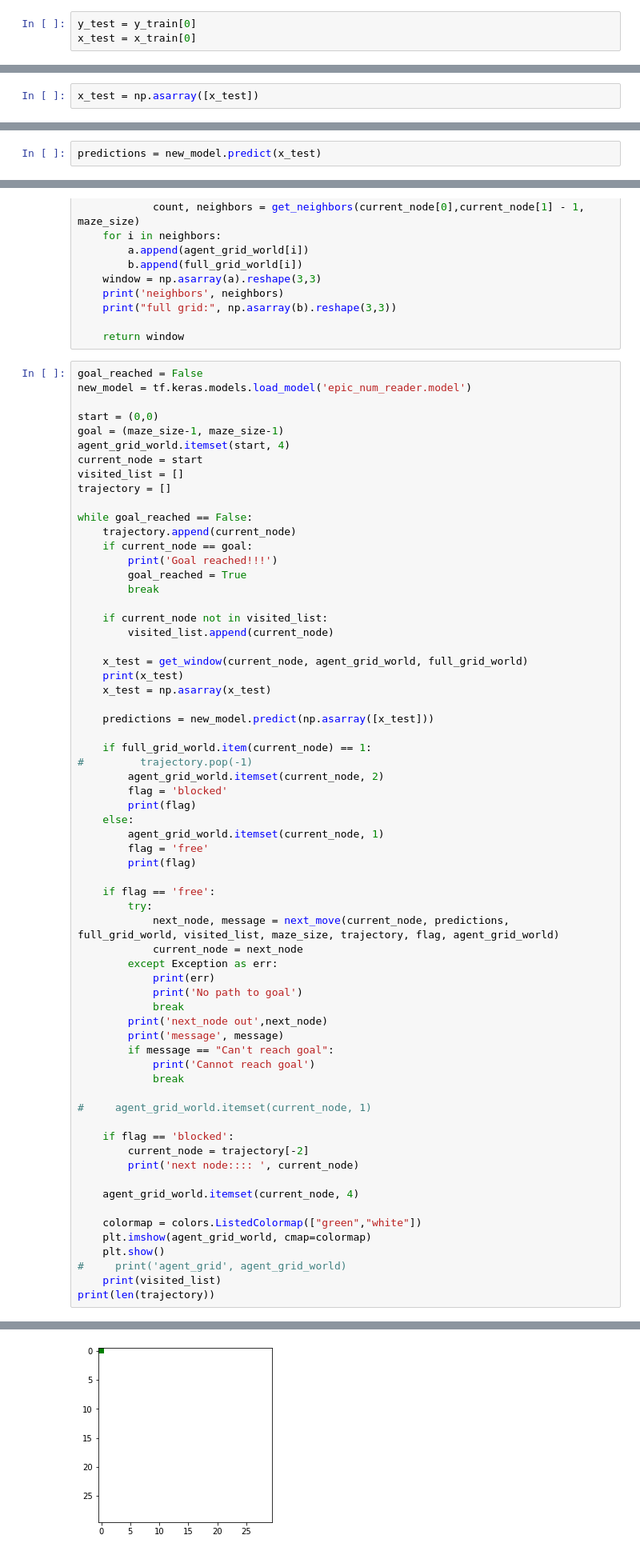
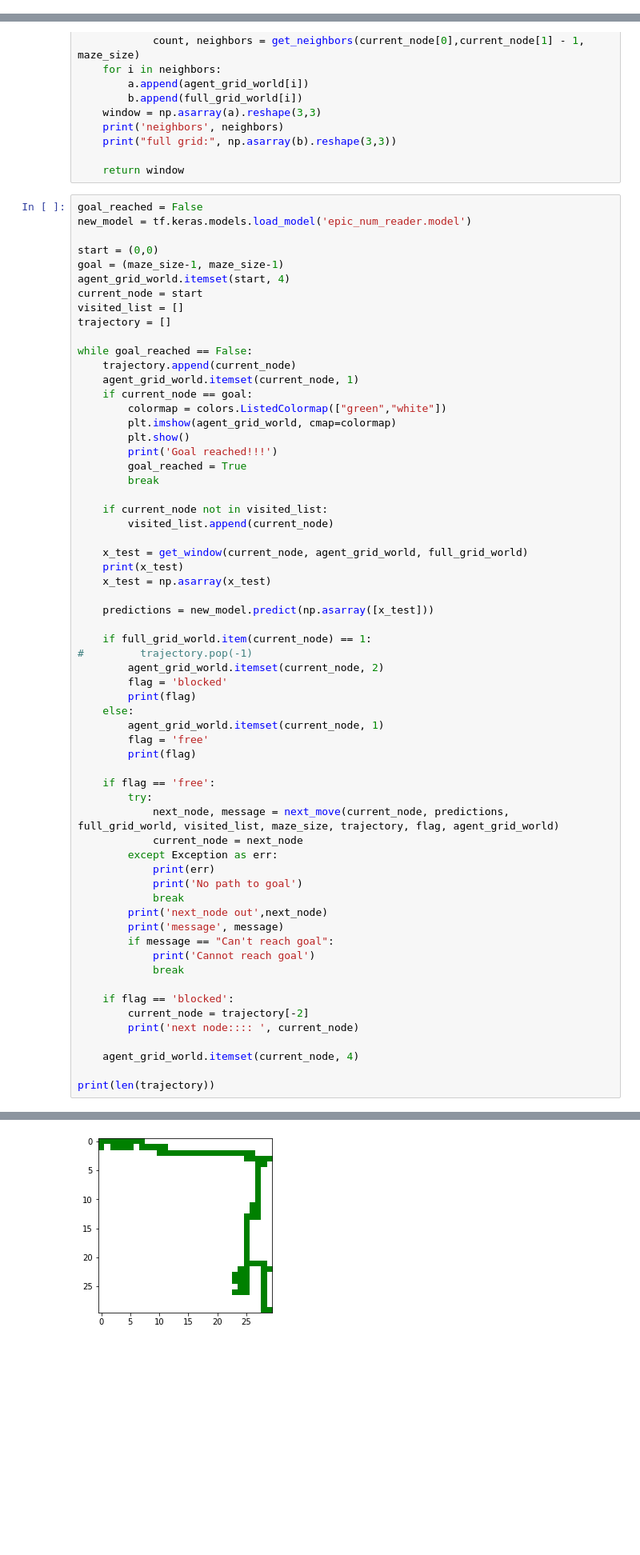
Before and after one commit to kavyakavuri/ImitationGame, a Jupyter notebook: Agent_1_mimic.ipynb, the cells around one changed output, grey strips where cells are left out. Shown: that part at 80% size. Saved outputs shown, nothing was run; the diff lists cells and outputs as text; blank space fills up the shorter version.

```diff
--- a/Agent_1_mimic.ipynb
+++ b/Agent_1_mimic.ipynb
@@ -63,6 +41,3 @@ y_train.shape
-# %%
-y_test = y_train[0]
-x_test = x_train[0]
 # %%
 a = []
 for i in (y_train):
@@ -118,6 +94,4 @@ Epoch 20/20
 <keras.callbacks.History at 0x...>
-# %%
-x_test = np.asarray([x_test])
 # %%
 # calculate the validation loss
 val_loss, val_accuracy = model.evaluate(x_train, np.asarray(y_train))
@@ -144,2 +105,0 @@ array([[[0.25, 0.75, 0.75],
-# %%
-predictions = new_model.predict(x_test)
@@ -337,7 +259,11 @@ trajectory = []
 
 while goal_reached == False:
     trajectory.append(current_node)
+    agent_grid_world.itemset(current_node, 1)
     if current_node == goal:
+        colormap = colors.ListedColormap(["green","white"])
+        plt.imshow(agent_grid_world, cmap=colormap)
+        plt.show()
         print('Goal reached!!!')
         goal_reached = True
         break
@@ -375,19 +301,12 @@ while goal_reached == False:
             print('Cannot reach goal')
             break
 
-#     agent_grid_world.itemset(current_node, 1)
-
     if flag == 'blocked':
         current_node = trajectory[-2]
         print('next node:::: ', current_node)
 
     agent_grid_world.itemset(current_node, 4)
 
-    colormap = colors.ListedColormap(["green","white"])
-    plt.imshow(agent_grid_world, cmap=colormap)
-    plt.show()
-#     print('agent_grid', agent_grid_world)
-    print(visited_list)
 print(len(trajectory))
 # %% [output]
 neighbors [(0, 0), (0, 1), (0, 2), (1, 0), (1, 1), (1, 2), (2, 0), (2, 1), (2, 2)]
@@ -406,2 +328,2 @@ next_node out (1, 0)
 message down
-[figure, old version]
+[figure, new version]
```
Also changed, not shown: parts of 18 cells of this notebook, 4 other files.
